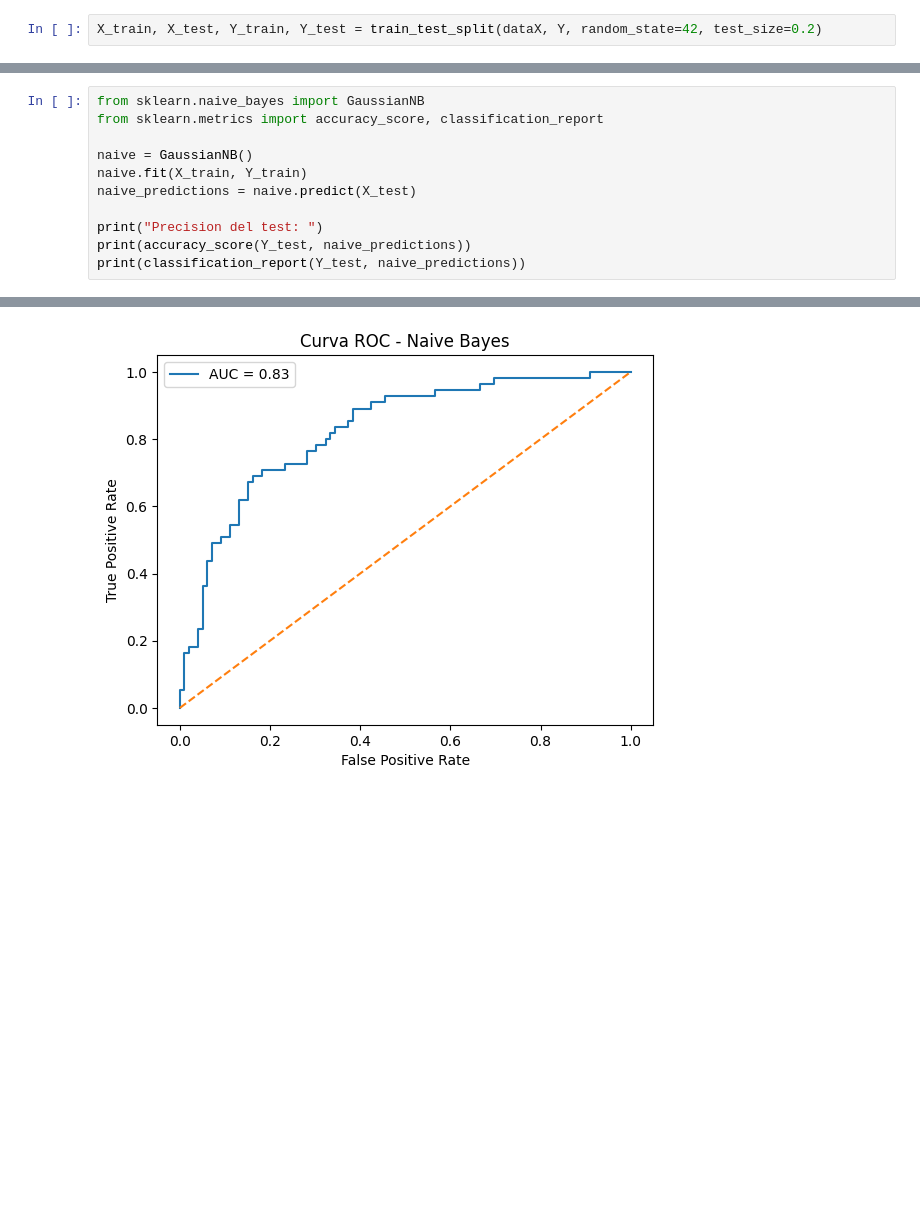
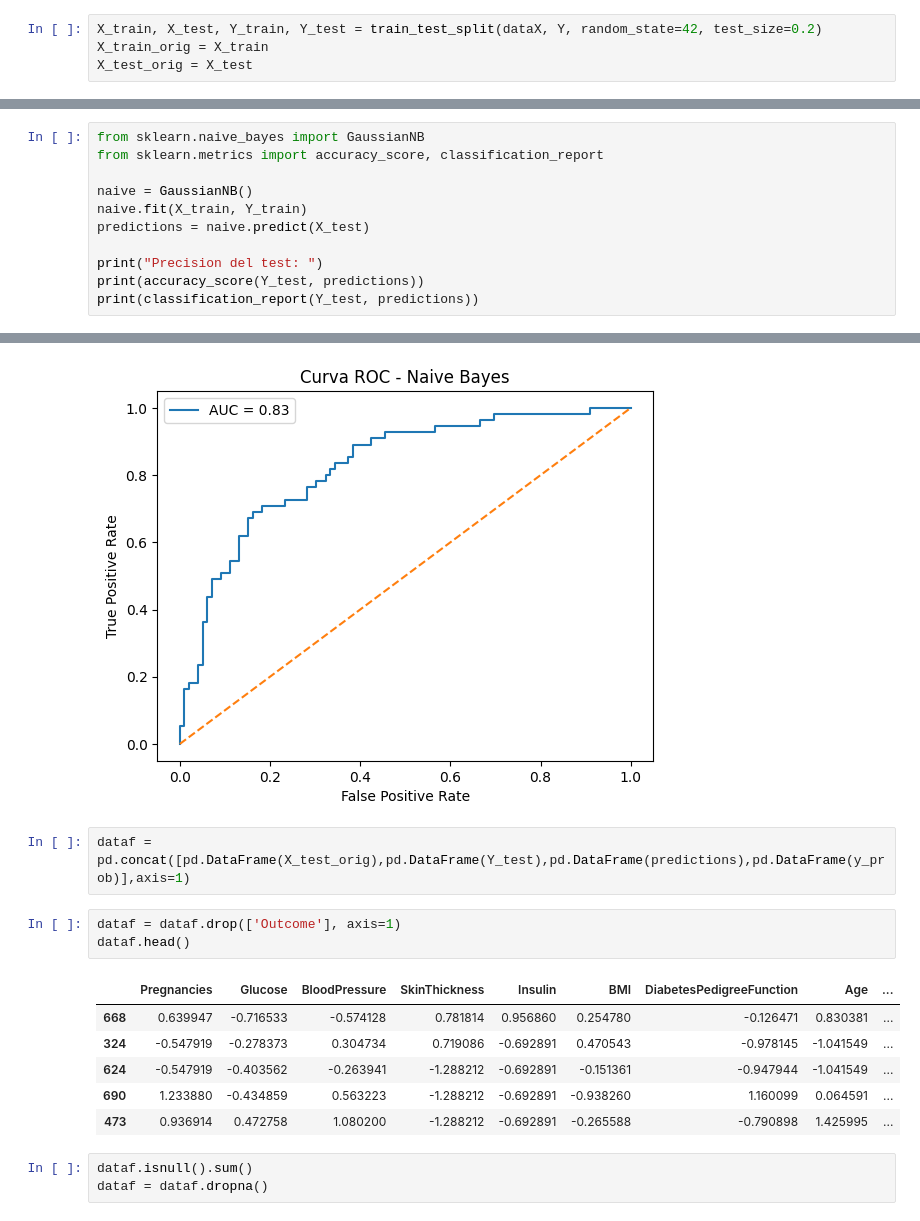
Before and after one commit to magic-tps/Machine-Learning, a Jupyter notebook: Clasificador Naive Bayes/1. Diabetes/code.ipynb, the cells around one changed output, grey strips where cells are left out. Drawn from its saved outputs; the diff is of its cells as text; blank space fills up the shorter version.

```diff
--- a/Clasificador Naive Bayes/1. Diabetes/code.ipynb
+++ b/Clasificador Naive Bayes/1. Diabetes/code.ipynb
@@ -192,6 +192,8 @@ from sklearn.model_selection import cross_val_score
 from sklearn.naive_bayes import GaussianNB
 # %%
 X_train, X_test, Y_train, Y_test = train_test_split(dataX, Y, random_state=42, test_size=0.2)
+X_train_orig = X_train
+X_test_orig = X_test
 # %%
 models = []
 # Guardamos el modelo de Naive Bayes en models
@@ -253,11 +255,11 @@ from sklearn.metrics import accuracy_score, classification_report
 
 naive = GaussianNB()
 naive.fit(X_train, Y_train)
-naive_predictions = naive.predict(X_test)
+predictions = naive.predict(X_test)
 
 print("Precision del test: ")
-print(accuracy_score(Y_test, naive_predictions))
-print(classification_report(Y_test, naive_predictions))
+print(accuracy_score(Y_test, predictions))
+print(classification_report(Y_test, predictions))
 # %% [output]
 Precision del test:
 0.7662337662337663
@@ -313,3 +315,18 @@ plt.legend()
 plt.show()
 # %% [output]
 [figure]
+# %%
+dataf = pd.concat([pd.DataFrame(X_test_orig),pd.DataFrame(Y_test),pd.DataFrame(predictions),pd.DataFrame(y_prob)],axis=1)
+# %%
+dataf = dataf.drop(['Outcome'], axis=1)
+dataf.head()
+# %% [output]
+|  | Pregnancies | Glucose | BloodPressure | SkinThickness | Insulin | BMI | DiabetesPedigreeFunction | Age | ... |
+| 668 | 0.639947 | -0.716533 | -0.574128 | 0.781814 | 0.956860 | 0.254780 | -0.126471 | 0.830381 | ... |
+| 324 | -0.547919 | -0.278373 | 0.304734 | 0.719086 | -0.692891 | 0.470543 | -0.978145 | -1.041549 | ... |
+| 624 | -0.547919 | -0.403562 | -0.263941 | -1.288212 | -0.692891 | -0.151361 | -0.947944 | -1.041549 | ... |
+| 690 | 1.233880 | -0.434859 | 0.563223 | -1.288212 | -0.692891 | -0.938260 | 1.160099 | 0.064591 | ... |
+| 473 | 0.936914 | 0.472758 | 1.080200 | -1.288212 | -0.692891 | -0.265588 | -0.790898 | 1.425995 | ... |
+# %%
+dataf.isnull().sum()
+dataf = dataf.dropna()
```
Also changed, not shown: parts of 10 cells of this notebook, 8 other files.
